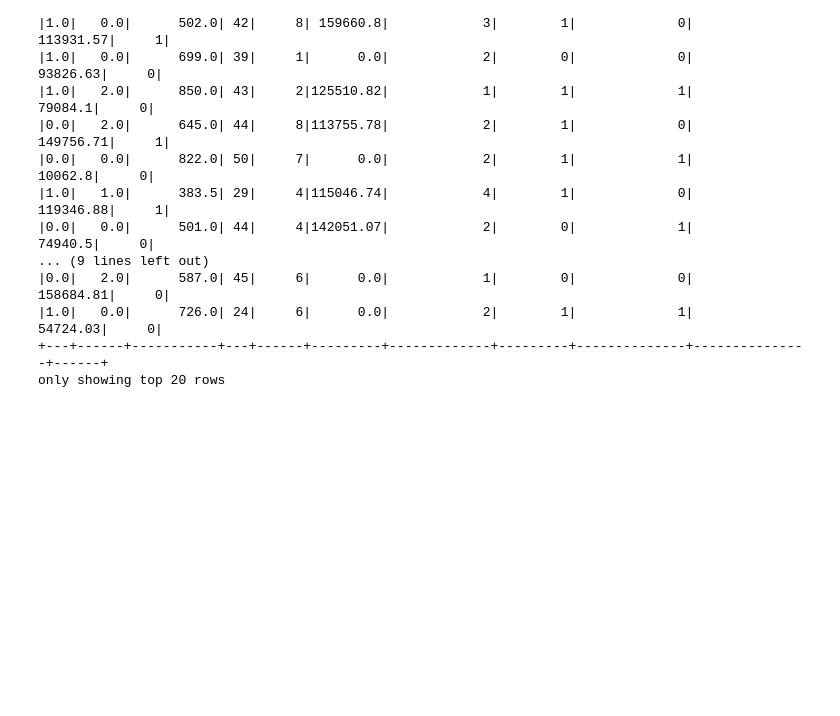
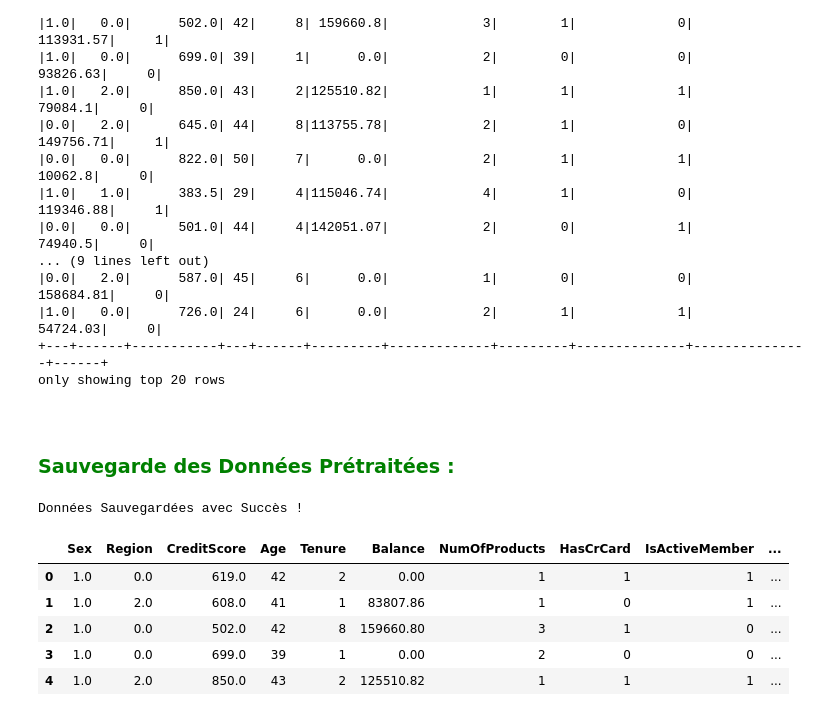
Before and after one commit to ABDELHAFIDAIT/SparkAttriNet, a Jupyter notebook: notebooks/02_preprocessing.ipynb, the cells around one changed output. Drawn from its saved outputs; the diff is of its cells as text; code cells hidden in the pictures; blank space fills up the shorter version.

```diff
--- a/notebooks/02_preprocessing.ipynb
+++ b/notebooks/02_preprocessing.ipynb
@@ -352,3 +352,23 @@ df.show()
 |1.0|   0.0|      726.0| 24|     6|      0.0|            2|        1|             1|       54724.03|     0|
 +---+------+-----------+---+------+---------+-------------+---------+--------------+---------------+------+
 only showing top 20 rows
+# %% [markdown]
+<br>
+
+### <span style="color:green;">**Sauvegarde des Données Prétraitées :**</span>
+# %%
+clean_df = df.toPandas()
+
+clean_df.to_csv("../data/processed/data.csv", index=False)
+
+print("Données Sauvegardées avec Succès !")
+
+clean_df.head()
+# %% [output]
+Données Sauvegardées avec Succès !
+|  | Sex | Region | CreditScore | Age | Tenure | Balance | NumOfProducts | HasCrCard | IsActiveMember | ... |
+| 0 | 1.0 | 0.0 | 619.0 | 42 | 2 | 0.00 | 1 | 1 | 1 | ... |
+| 1 | 1.0 | 2.0 | 608.0 | 41 | 1 | 83807.86 | 1 | 0 | 1 | ... |
+| 2 | 1.0 | 0.0 | 502.0 | 42 | 8 | 159660.80 | 3 | 1 | 0 | ... |
+| 3 | 1.0 | 0.0 | 699.0 | 39 | 1 | 0.00 | 2 | 0 | 0 | ... |
+| 4 | 1.0 | 2.0 | 850.0 | 43 | 2 | 125510.82 | 1 | 1 | 1 | ... |
```
Also changed, not shown: 1 other file.
